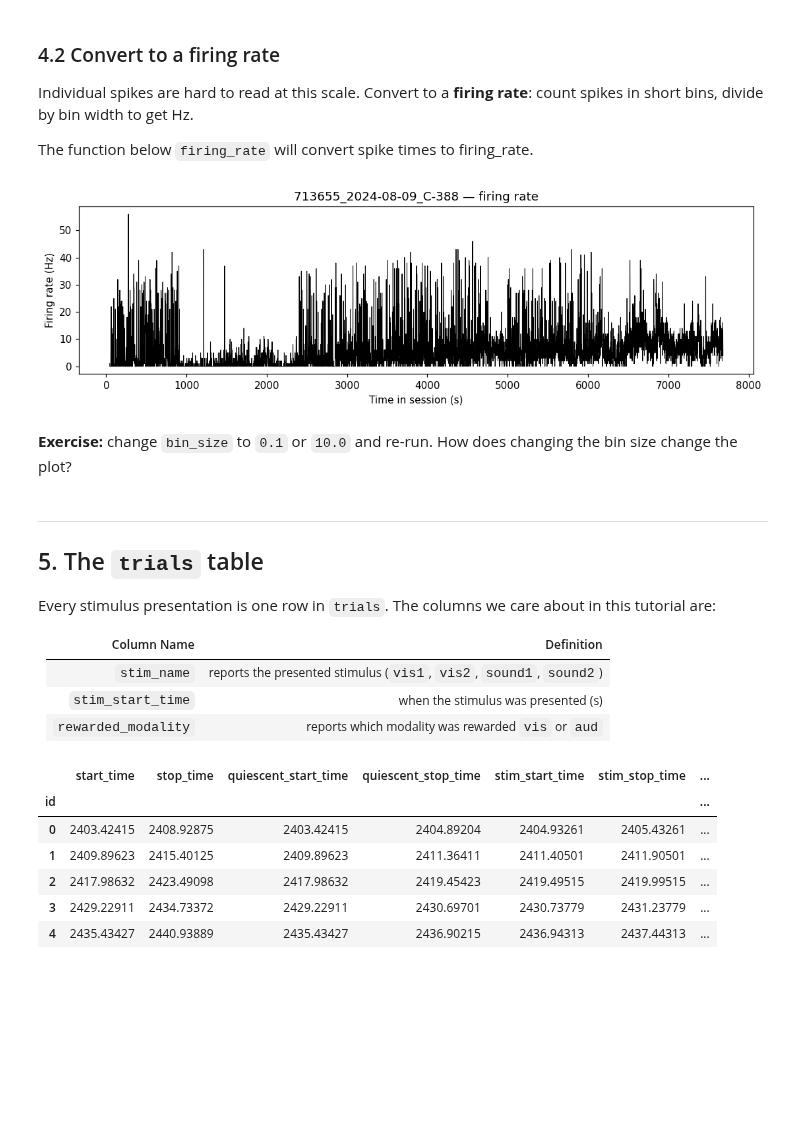
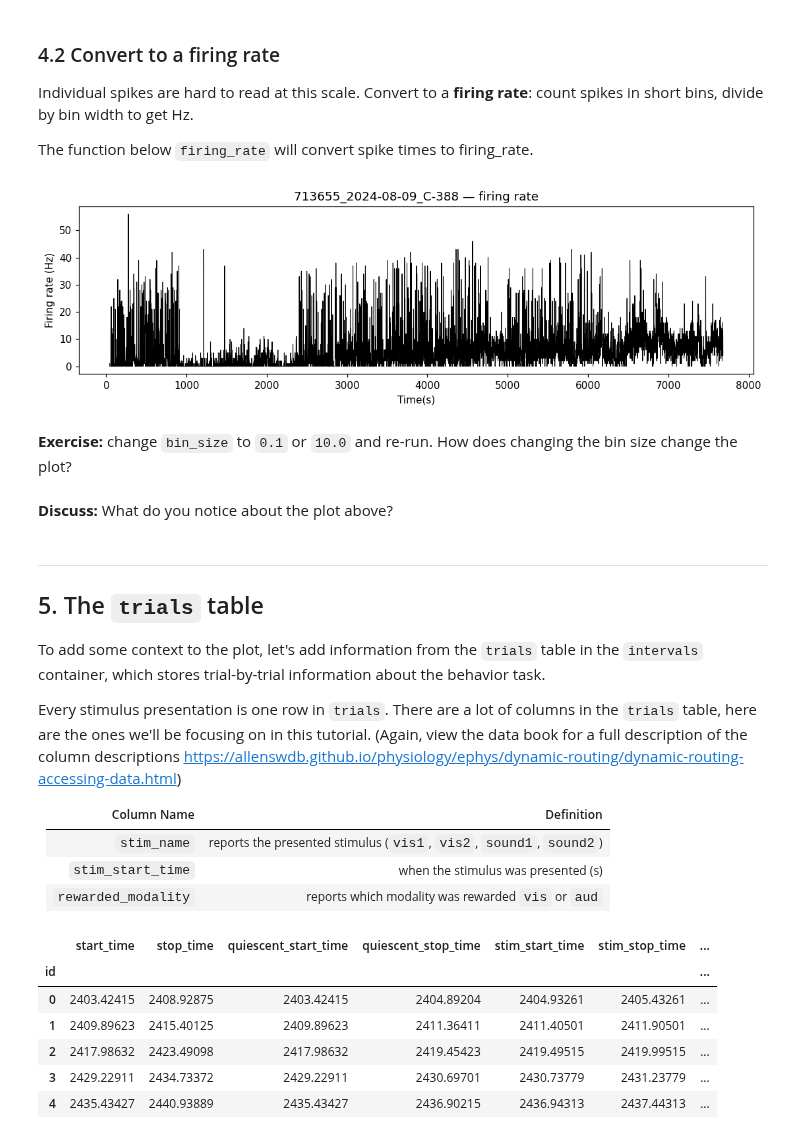
Before and after one commit to leesuyee/dynamic-routing-tutorials, a Jupyter notebook: code/Intro-Tutorial.ipynb, the cells around one changed output. Saved outputs shown, nothing was run; the diff lists cells and outputs as text; code cells hidden in the pictures; blank space fills up the shorter version.

Commit message:
Clean up tutorial

```diff
--- a/code/Intro-Tutorial.ipynb
+++ b/code/Intro-Tutorial.ipynb
@@ -231,10 +237,9 @@ There are a few ways to select a neuron - by its unit_id or by indexing into the
 # %%
-unit_id     = '713655_2024-08-09_C-388'
-unit_row    = units.loc[units['unit_id'] == unit_id].iloc[0]
-area        = unit_row['structure']
-spike_times = np.asarray(unit_row['spike_times'])
+select_id     = '713655_2024-08-09_C-388'
+area = units[units['unit_id'] == select_id].structure
+spike_times = np.asarray(units[units['unit_id'] == select_id].spike_times)[0] # store spike times for unit
 
-print(f'unit_id : {unit_id}')
+print(f'unit_id : {select_id}')
 print(f'area    : {area}')
 print(f'# spikes: {len(spike_times):,}')
 # %% [output]
@@ -266,22 +272,28 @@ Individual spikes are hard to read at this scale. Convert to a **firing rate**:
 
 The function below `firing_rate` will convert spike times to firing_rate.
 # %%
-def firing_rate(spike_times, bin_size=1.0):
-    """Bin spikes across the session and convert counts to Hz."""
-    bin_edges     = np.arange(spike_times[0], spike_times[-1] + bin_size, bin_size)
+def firing_rate(spike_times, bin_size=1.0, bin_edges=None, n_trials=1):
+    """Bin spikes and convert counts to Hz.
+
+    If bin_edges is not given, bins span the entire range of spike_times
+    Pass n_trials > 1 when spike_times is pooled across multiple trials, so counts are averaged per per trial and over time
+    """
+    if bin_edges is None:
+        bin_edges = np.arange(spike_times[0], spike_times[-1] + bin_size, bin_size)
     spike_counts, _ = np.histogram(spike_times, bins=bin_edges)
-    return bin_edges[:-1], spike_counts / bin_size
+    rate = spike_counts / (n_trials * bin_size)
+    return bin_edges[:-1], rate
 # %%
 bin_times, rate_hz = firing_rate(spike_times, bin_size=1.0)
 
 plt.figure(figsize=(12, 3))
 plt.plot(bin_times, rate_hz, color='k', lw=0.7)
-plt.xlabel('Time in session (s)')
+plt.xlabel('Time(s)')
 plt.ylabel('Firing rate (Hz)')
-plt.title(f'{unit_id} — firing rate')
+plt.title(f'{select_id} — firing rate')
 plt.show()
 # %% [output]
-[figure, old version]
+[figure, new version]
 # %% [markdown]
 **Exercise:** change `bin_size` to `0.1` or `10.0` and re-run. How does changing the bin size change the plot?
 # %%
@@ -295,9 +307,13 @@ plt.show()
 # plt.show()
+# %% [markdown]
+**Discuss:** What do you notice about the plot above?
 # %% [markdown]
 ---
 ## 5. The `trials` table
 
-Every stimulus presentation is one row in `trials`. The columns we care about in this tutorial are:
+To add some context to the plot, let's add information from the `trials` table in the `intervals` container, which stores trial-by-trial information about the behavior task.
+
+Every stimulus presentation is one row in `trials`. There are a lot of columns in the `trials` table, here are the ones we'll be focusing on in this tutorial. (Again, view the data book for a full description of the column descriptions https://allenswdb.github.io/physiology/ephys/dynamic-routing/dynamic-routing-accessing-data.html)
 
 | Column Name | Definition |
 |---|---|
```
Also changed, not shown: parts of 61 cells of this notebook.
